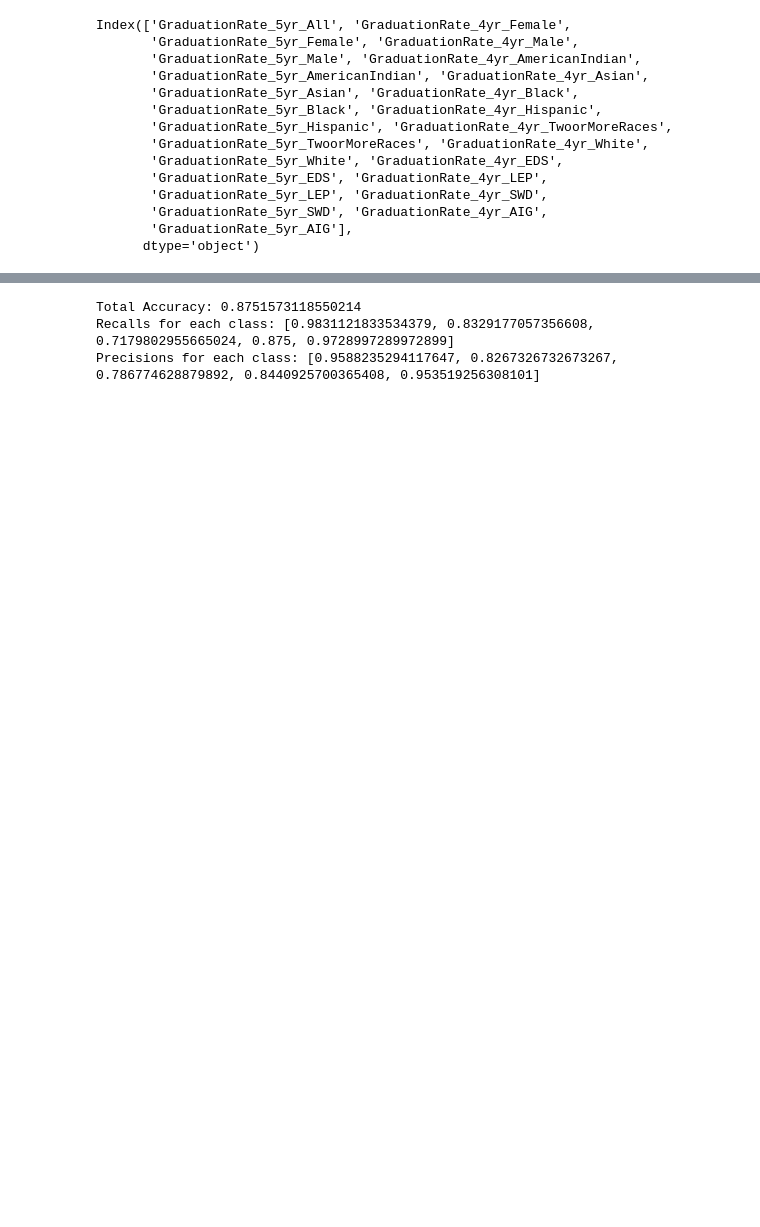
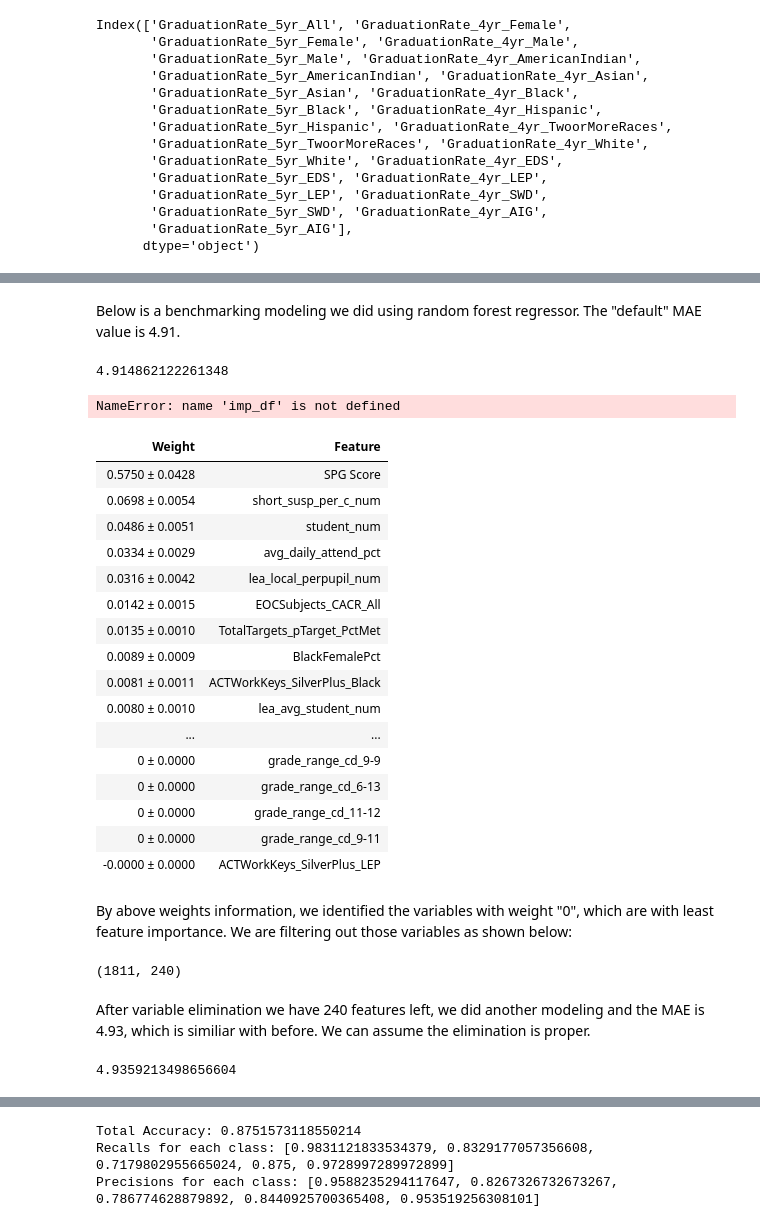
Before and after one commit to fredpoon/ds_7331_jyrf_eda, a Jupyter notebook: grp4_lab2_jyrf.ipynb, the cells around one changed output, grey strips where cells are left out. Cells and saved outputs as stored; diff of their text form; code cells hidden in the pictures; blank space fills up the shorter version.

```diff
--- a/grp4_lab2_jyrf.ipynb
+++ b/grp4_lab2_jyrf.ipynb
@@ -566,0 +621,46 @@ X_predGradRate.shape[1]
+# %% [markdown]
+Below is a benchmarking modeling we did using random forest regressor. The "default" MAE value is 4.91.
+# %%
+from sklearn.ensemble import RandomForestRegressor
+from sklearn.model_selection import cross_val_score
+from sklearn.model_selection import cross_val_predict
+
+rfr = RandomForestRegressor()
+#rfr.fit(X_predGradRate, Y_GradRate)
+
+scores = cross_val_score(rfr, X_predGradRate, Y_GradRate, cv=3, scoring='neg_mean_absolute_error')
+predictions = cross_val_predict(rfr, X_predGradRate, Y_GradRate, cv=3)
+
+#MAE
+np.sqrt(mean_squared_error(Y_GradRate, predictions))
+# %% [output]
+4.914862122261348
+# %%
+#For feature importance from RandomForestRegressor()
+import eli5
+from eli5.sklearn import PermutationImportance
+perm = PermutationImportance(rfr, cv = None, refit = True, n_iter = 50).fit(X_predGradRate,Y_GradRate)
+# %% [output]
+NameError: name 'imp_df' is not defined
+# %%
+eli5.show_weights(perm, feature_names = X_predGradRate.columns.tolist(), top=263)
+# %% [output]
+| Weight | Feature |
+| 0.5750 ± 0.0428 | SPG Score |
+| 0.0698 ± 0.0054 | short_susp_per_c_num |
+| 0.0486 ± 0.0051 | student_num |
+| 0.0334 ± 0.0029 | avg_daily_attend_pct |
+| 0.0316 ± 0.0042 | lea_local_perpupil_num |
+| 0.0142 ± 0.0015 | EOCSubjects_CACR_All |
+| 0.0135 ± 0.0010 | TotalTargets_pTarget_PctMet |
+| 0.0089 ± 0.0009 | BlackFemalePct |
+| 0.0081 ± 0.0011 | ACTWorkKeys_SilverPlus_Black |
+| 0.0080 ± 0.0010 | lea_avg_student_num |
+| ... | ... |
+| 0 ± 0.0000 | grade_range_cd_9-9 |
+| 0 ± 0.0000 | grade_range_cd_6-13 |
+| 0 ± 0.0000 | grade_range_cd_11-12 |
+| 0 ± 0.0000 | grade_range_cd_9-11 |
+| -0.0000 ± 0.0000 | ACTWorkKeys_SilverPlus_LEP |
+# %% [markdown]
+By above weights information, we identified the variables with weight "0", which are with least feature importance. We are filtering out those variables as shown below:
@@ -566,0 +697,13 @@ X_predGradRate.shape[1]
+# %%
+X_predGradRate_pick.shape
+# %% [output]
+(1811, 240)
+# %% [markdown]
+After variable elimination we have 240 features left, we did another modeling and the MAE is 4.93, which is similiar with before. We can assume the elimination is proper.
+# %%
+predictions = cross_val_predict(rfr, X_predGradRate_pick, Y_GradRate, cv=3)
+
+#MAE
+np.sqrt(mean_squared_error(Y_GradRate, predictions))
+# %% [output]
+4.9359213498656604
```
Also changed, not shown: parts of 49 cells of this notebook.
